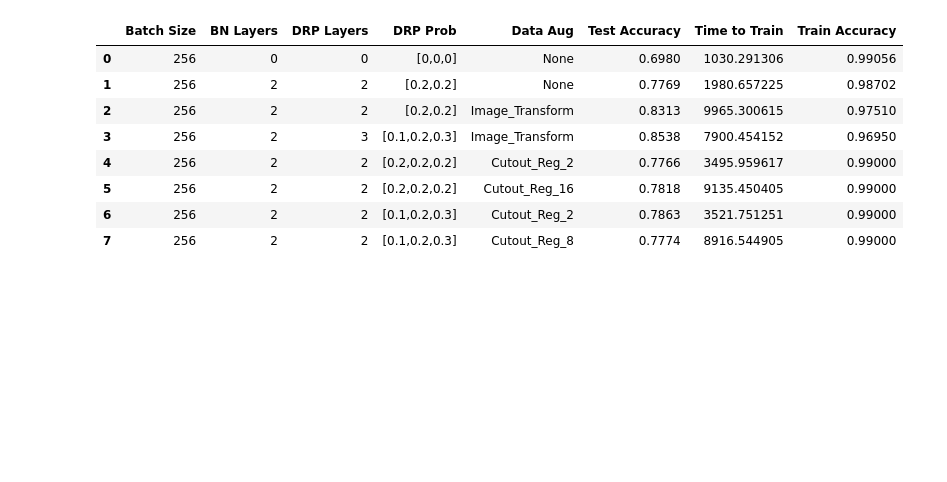
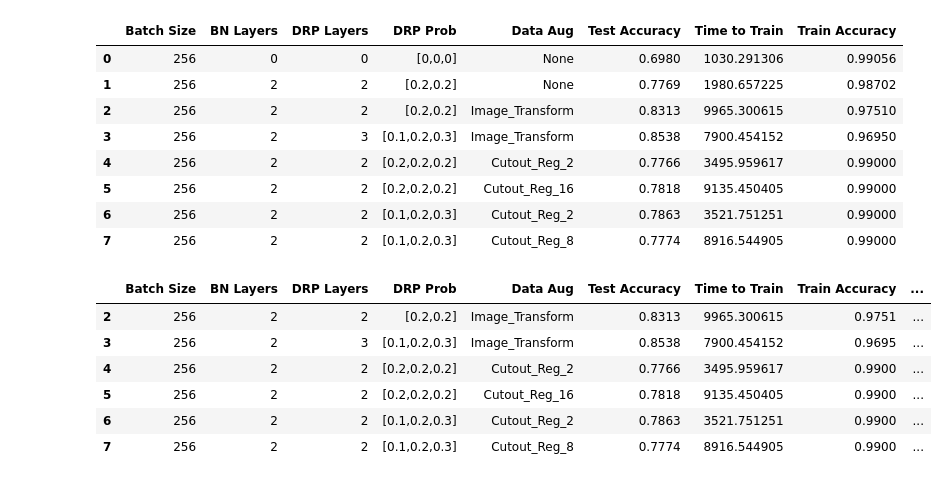
Before and after one commit to aashka-trivedi/regularization-for-image-classification, a Jupyter notebook: code/Analysis.ipynb, the cells around one changed output. Saved outputs shown, nothing was run; the diff lists cells and outputs as text; code cells hidden in the pictures; blank space fills up the shorter version.

```diff
--- a/code/Analysis.ipynb
+++ b/code/Analysis.ipynb
@@ -433,3 +429,14 @@ data
 | 5 | 256 | 2 | 2 | [0.2,0.2,0.2] | Cutout_Reg_16 | 0.7818 | 9135.450405 | 0.99000 |
 | 6 | 256 | 2 | 2 | [0.1,0.2,0.3] | Cutout_Reg_2 | 0.7863 | 3521.751251 | 0.99000 |
 | 7 | 256 | 2 | 2 | [0.1,0.2,0.3] | Cutout_Reg_8 | 0.7774 | 8916.544905 | 0.99000 |
+# %%
+data = data.loc[data['Data Aug']!='None']
+data
+# %% [output]
+|  | Batch Size | BN Layers | DRP Layers | DRP Prob | Data Aug | Test Accuracy | Time to Train | Train Accuracy | ... |
+| 2 | 256 | 2 | 2 | [0.2,0.2] | Image_Transform | 0.8313 | 9965.300615 | 0.9751 | ... |
+| 3 | 256 | 2 | 3 | [0.1,0.2,0.3] | Image_Transform | 0.8538 | 7900.454152 | 0.9695 | ... |
+| 4 | 256 | 2 | 2 | [0.2,0.2,0.2] | Cutout_Reg_2 | 0.7766 | 3495.959617 | 0.9900 | ... |
+| 5 | 256 | 2 | 2 | [0.2,0.2,0.2] | Cutout_Reg_16 | 0.7818 | 9135.450405 | 0.9900 | ... |
+| 6 | 256 | 2 | 2 | [0.1,0.2,0.3] | Cutout_Reg_2 | 0.7863 | 3521.751251 | 0.9900 | ... |
+| 7 | 256 | 2 | 2 | [0.1,0.2,0.3] | Cutout_Reg_8 | 0.7774 | 8916.544905 | 0.9900 | ... |
```
Also changed, not shown: parts of 10 cells of this notebook, 2 other files.
